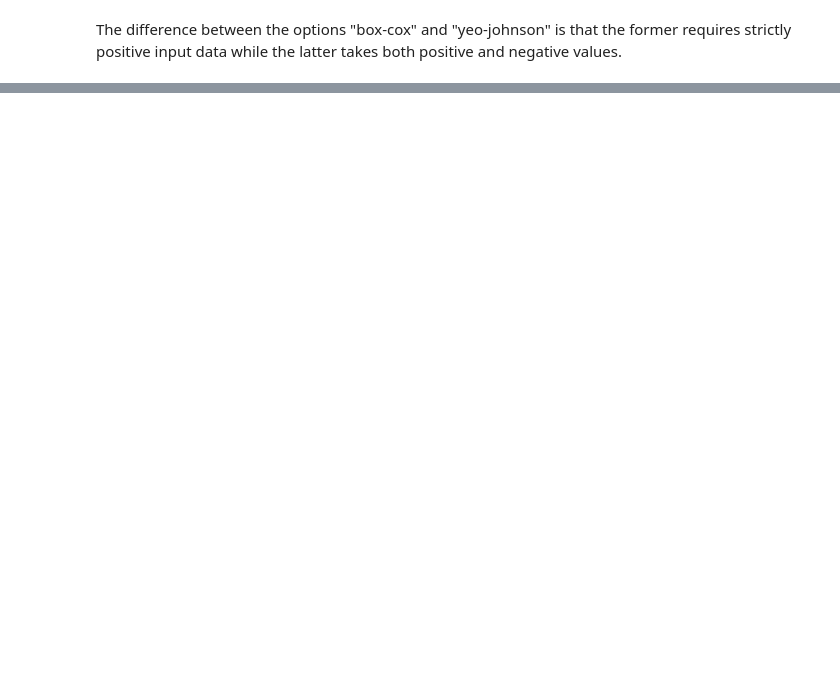
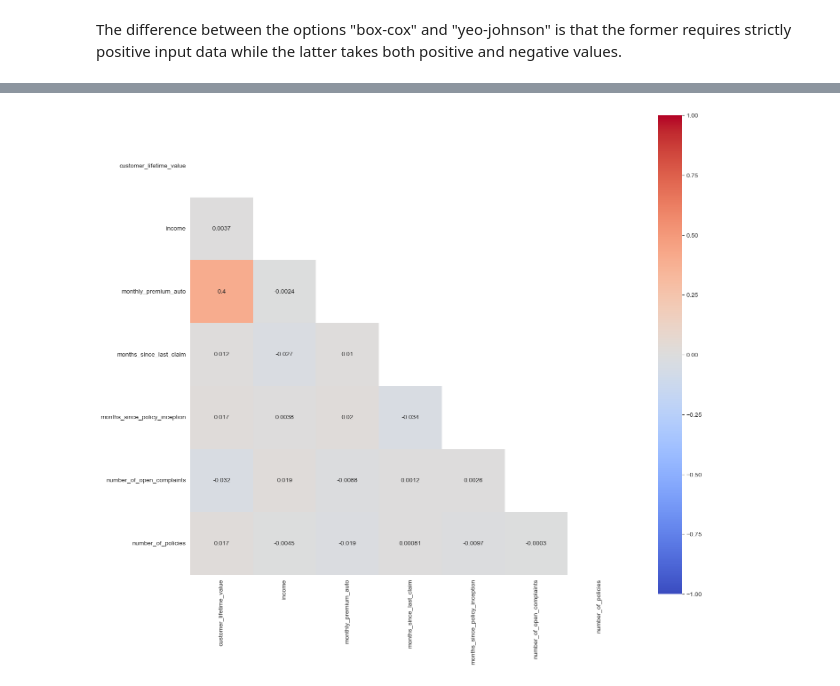
Before and after one commit to Phylanxy/Labs, a Jupyter notebook: week 4/Day 1/Lab_ML_day1.ipynb, the cells around one changed output, grey strips where cells are left out. Saved outputs shown, nothing was run; the diff lists cells and outputs as text; code cells hidden in the pictures; blank space fills up the shorter version.

```diff
--- a/week 4/Day 1/Lab_ML_day1.ipynb
+++ b/week 4/Day 1/Lab_ML_day1.ipynb
@@ -259,0 +217,10 @@ The difference between the options "box-cox" and "yeo-johnson" is that the forme
+# %%
+# determine correlation matrix and plot correlation heatmap
+corr = df_num.corr()
+mask = np.zeros_like(corr)
+mask[np.triu_indices_from(mask)] = True # trick to filter out the upper-right triangle, which is redundant due to symmetry
+with sns.axes_style("white"):
+    f, ax = plt.subplots(figsize=(16, 14))
+    ax = sns.heatmap(corr, mask=mask,cmap='coolwarm', vmin=-1,vmax=1,annot=True, square=True)
+# %% [output]
+[figure, added]
```
Also changed, not shown: parts of 39 cells of this notebook, 1 other file.
